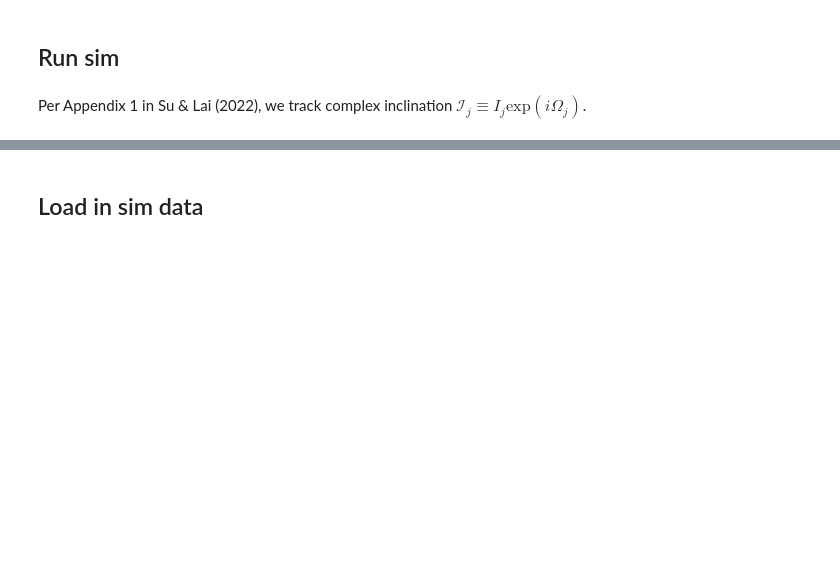
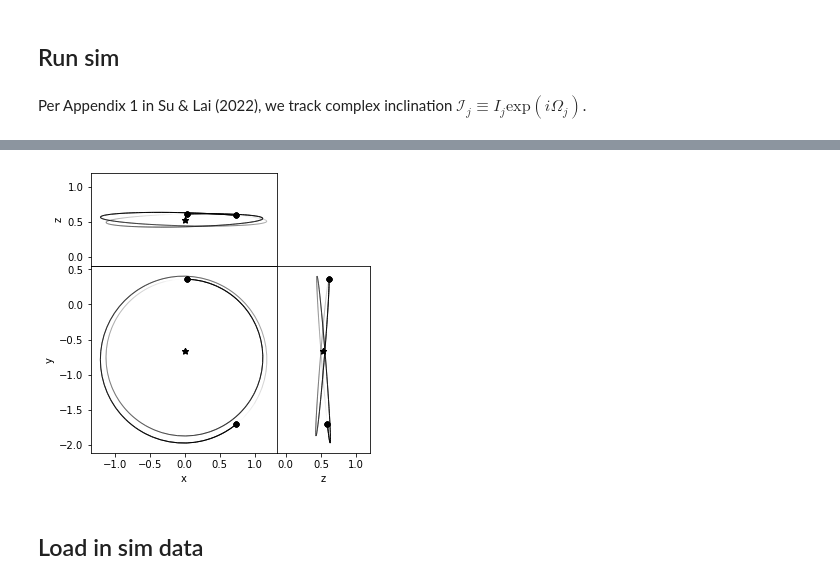
Before and after one commit to Jupiter1994/inc-dynamics, a Jupyter notebook: two_planet/two_planet.ipynb, the cells around one changed output, grey strips where cells are left out. Cells and saved outputs as stored; diff of their text form; code cells hidden in the pictures; blank space fills up the shorter version.

```diff
--- a/two_planet/two_planet.ipynb
+++ b/two_planet/two_planet.ipynb
@@ -151,3 +200,7 @@ plt.show()
+# %%
+op_set = rebound.OrbitPlotSet(sim)
+# %% [output]
+[figure, added]
 # %%
 # convert inclinations from radians to degrees
 b_incs_deg = b_incs_rad * (180 / np.pi)
```
Also changed, not shown: parts of 9 cells of this notebook, 1 other file.
